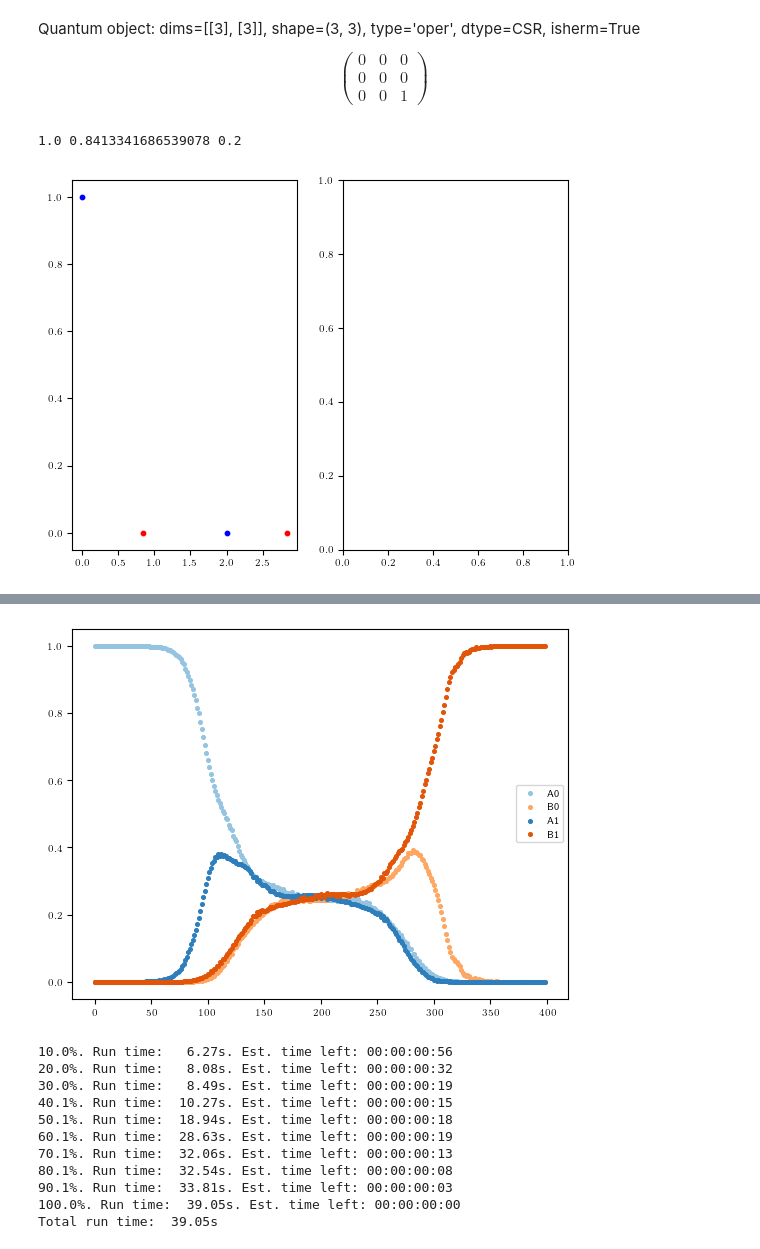
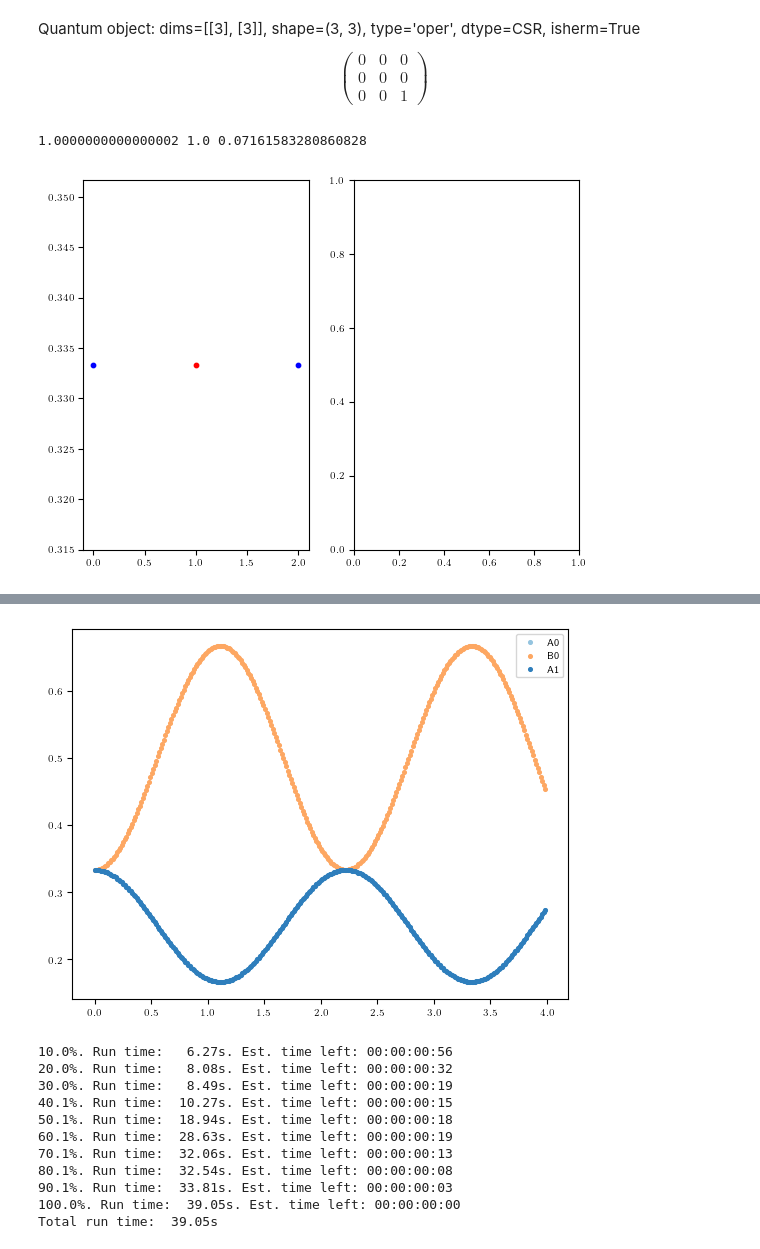
Before and after one commit to ChriGomm/master, a Jupyter notebook: numerics/thermal_phonons.ipynb, the cells around one changed output, grey strips where cells are left out. Drawn from its saved outputs; the diff is of its cells as text; code cells hidden in the pictures.

```diff
--- a/numerics/thermal_phonons.ipynb
+++ b/numerics/thermal_phonons.ipynb
@@ -1365,8 +1395,8 @@ blue = cm.Blues
 d = np.array([0,1])
 
 
-tsteps = 100
-dt = 0.4
+tsteps = 500
+dt = 40/tsteps
 
 # tsteps = 800
 # dt = 400/tsteps
@@ -1384,9 +1414,9 @@ def thermal_phonon_generator(excitations,chain_length):
             states.append(state.copy())
 
     return states
-for l in range(2,8):
+for l in range(1,3):
     boson_number = l+1
-    Sys_full = full_dynamics(chain_length,boson_number=boson_number,a=a,d=d)
+    Sys_full = full_dynamics(chain_length,boson_number=boson_number,a=a,d=d,ph_scale=10)
     def Hamiltonian_spph_for_tevol(t):
         # b = a/2+(b0-a/2)*np.cos(2*np.pi*freq*t)
         # Delta = np.sin(2*np.pi*freq*t)
@@ -1706,7 +1704,7 @@ Quantum object: dims=[[3], [3]], shape=(3, 3), type='oper', dtype=CSR, isherm=Tr
 # %%
 excit_phonons = 0
 excit_spin = 1
-chain_length = 4
+chain_length = 3
 latticeA = np.zeros((2,chain_length//2+chain_length%2))
 latticeB = np.zeros((2,chain_length//2))
 atol = 1e-16
@@ -1722,7 +1720,7 @@ ind_spin = project_indices(excit_spin,chain_length)
 state0 = 0
 state_sp =0
 b0 = 1.6
-d = np.array([np.sqrt(1/3),np.sqrt(2/3)])
+# d = np.array([np.sqrt(1/3),np.sqrt(2/3)])
 dmat = photon_Hamiltonian(b0,h,a,chain_length,dip_dip,0,d)
 eig, vec = np.linalg.eig(dmat)
 eigen = sort_eigenvalues(eig,vec)
@@ -1730,7 +1728,7 @@ eigen = sort_eigenvalues(eig,vec)
 # eig0 = eigen[1,1:]
 # np.sqrt(2)
 eig0 = np.zeros(chain_length)
-eig0[0] = 1
+eig0[:] = 1
 for i in range(chain_length):
     # for j in range(chain_length):
         state_sp += project_vec(ind_spin,enr_fock([2]*chain_length,1,[1 if n==i else 0 for n in range(chain_length)]))* eig0[i]
@@ -1750,20 +1748,21 @@ for i in range(chain_length):
 # # state_ph = Qobj(csr_matrix(np.ones(int(factorial(chain_length+excit_phonons-1)/(factorial(excit_phonons)*factorial(chain_length-1)))))).dag()
 # state0 = tensor(state_sp,state_ph)
 # rho1 = state0 * state0.dag()
-psiq = state_sp
+psiq = state_sp.unit()
 # psiq = state0.unit()#.dag()
 print(psiq.norm(),b,h)
-S= system(chain_length,excit_phonons,dip_dip,dip_derivative_full,a=2,full=False)
+S= system(chain_length,excit_phonons,dip_dip,dip_derivative_full,a=2,full=False,d=d)
 # projectors_eval2 = S.project_spin + S.project_phonon
 # psiq = tensor(psi0q,eig_generator_ph*phonon0)
 #
 
 tsteps = 300
-dt = 400/tsteps
+dt = 4/tsteps
 t = np.arange(tsteps)*dt
 freq = 1/t[-1]
 S.projectors_eval[0], psiq
 def time_traj(t):
+    return a/2, 0, 0
     b = a/2+(b0-a/2)*np.cos(2*np.pi*freq*t)
     Delta = np.sin(2*np.pi*freq*t)
     return b, h, Delta
@@ -1775,12 +1774,13 @@ ax[0].scatter(latticeB[0,:],[expect(S.projectors_eval[2*i+1],psiq) for i in rang
 # ax[1].scatter(latticeA[0,:],[expect(S.projectors_eval[chain_length+2*i],psiq) for i in range(chain_length//2+chain_length%2)],color='blue',s=10)
 # ax[1].scatter(latticeB[0,:],[expect(S.projectors_eval[chain_length+2*i+1],psiq) for i in range(chain_length//2)],color='red',s=10)
 plt.show()
-traj = sesolve(S.Hamiltonian_spin_time,psiq,t,e_ops=S.projectors_eval,options={"progress_bar":True,"store_final_state":True,"atol":atol,"rtol":atol})
+traj = sesolve(S.Hamiltonian_spin_time(0),psiq,t,e_ops=S.projectors_eval,options={"progress_bar":True,"store_final_state":True,"atol":atol,"rtol":atol})
+# traj = sesolve(S.Hamiltonian(a/2,0),psiq,t,e_ops=S.projectors_eval,options={"progress_bar":True,"store_final_state":True,"atol":atol,"rtol":atol})
 # t = t[:20],"store_states":True
 # print("size Hamiltonian: ",S.Hamiltonian(b,h).full().shape)
 fig, ax = plt.subplots(1,1)
 # fig2, ax2 = plt.subplots(1,1)
-for i in range(chain_length//2):
+for i in range(chain_length//2+chain_length%2):
     # ax2.scatter(t,traj.expect[chain_length+2*i]-traj1.expect[chain_length+2*i],color=blue(0.4+0.6*i/(chain_length//2+chain_length%2)),s=7,label=f'A{i}')
     # ax2.scatter(t,traj.expect[chain_length+2*i+1]-traj1.expect[chain_length+2*i+1],color=orange(0.4+0.6*i/(chain_length//2)),s=7,label=f"B{i}")
     # ax.scatter(t,traj.expect[2*i]-traj1.expect[2*i],color=blue(0.4+0.6*i/(chain_length//2+chain_length%2)),s=7,label=f'A{i}')
@@ -1788,12 +1788,13 @@ for i in range(chain_length//2):
     # ax2.scatter(t,traj.expect[chain_length+2*i],color=blue(0.4+0.6*i/(chain_length//2+chain_length%2)),s=7,label=f'A{i}')
     # ax2.scatter(t,traj.expect[chain_length+2*i+1],color=orange(0.4+0.6*i/(chain_length//2)),s=7,label=f"B{i}")
     ax.scatter(t,traj.expect[2*i],color=blue(0.4+0.6*i/(chain_length//2+chain_length%2)),s=7,label=f'A{i}')
-    ax.scatter(t,traj.expect[2*i+1],color=orange(0.4+0.6*i/(chain_length//2)),s=7,label=f"B{i}")
+    if 2*i+1 < chain_length:
+        ax.scatter(t,traj.expect[2*i+1],color=orange(0.4+0.6*i/(chain_length//2)),s=7,label=f"B{i}")
 # ax.scatter(t,traj.expect[chain_length-1],color=blue(0.4+0.6*(i+1)/(chain_length//2+chain_length%2)),s=7,label=f'A{i+1}')
 # ax2.scatter(t,traj.expect[chain_length*2-1],color=blue(0.4+0.6*(i+1)/(chain_length//2+chain_length%2)),s=7,label=f'A{i+1}')
 ax.legend()
 ax2.legend()
 plt.show()
 # %% [output]
-1.0 0.8413341686539078 0.2
+1.0000000000000002 1.0 0.07161583280860828
-[figure, old version]
+[figure, new version]
@@ -1811,4 +1812,4 @@ Total run time:   2.44s
-[figure, old version]
+[figure, new version]
 # %%
 excit_phonons = 2
 chain_length = 4
```
Also changed, not shown: parts of 15 cells of this notebook.
